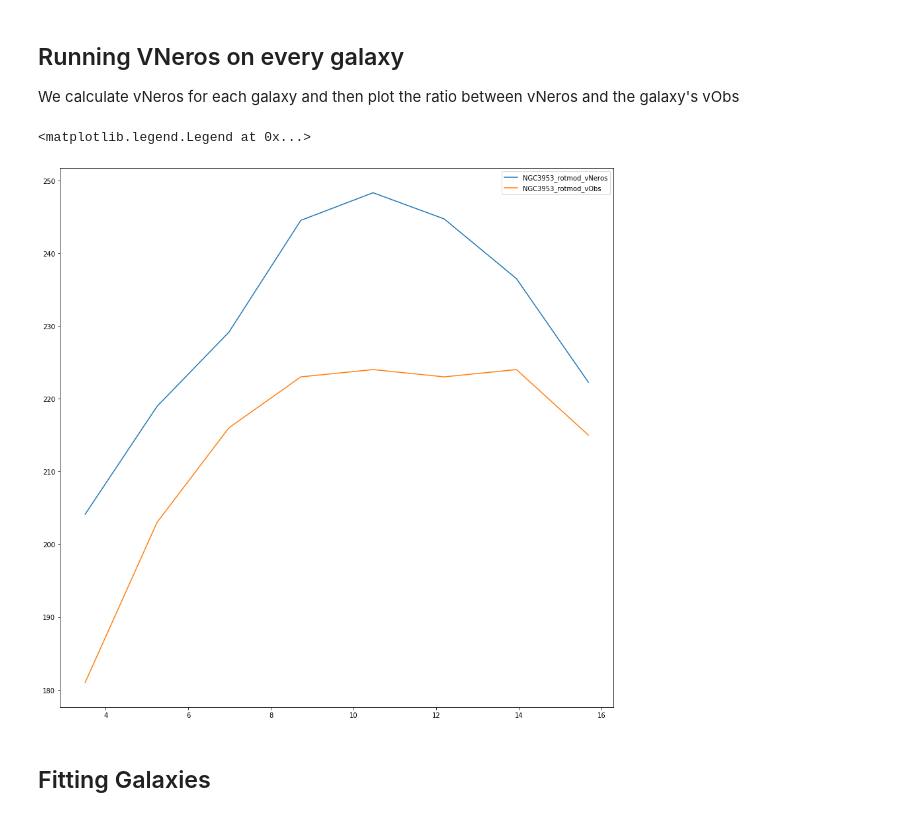
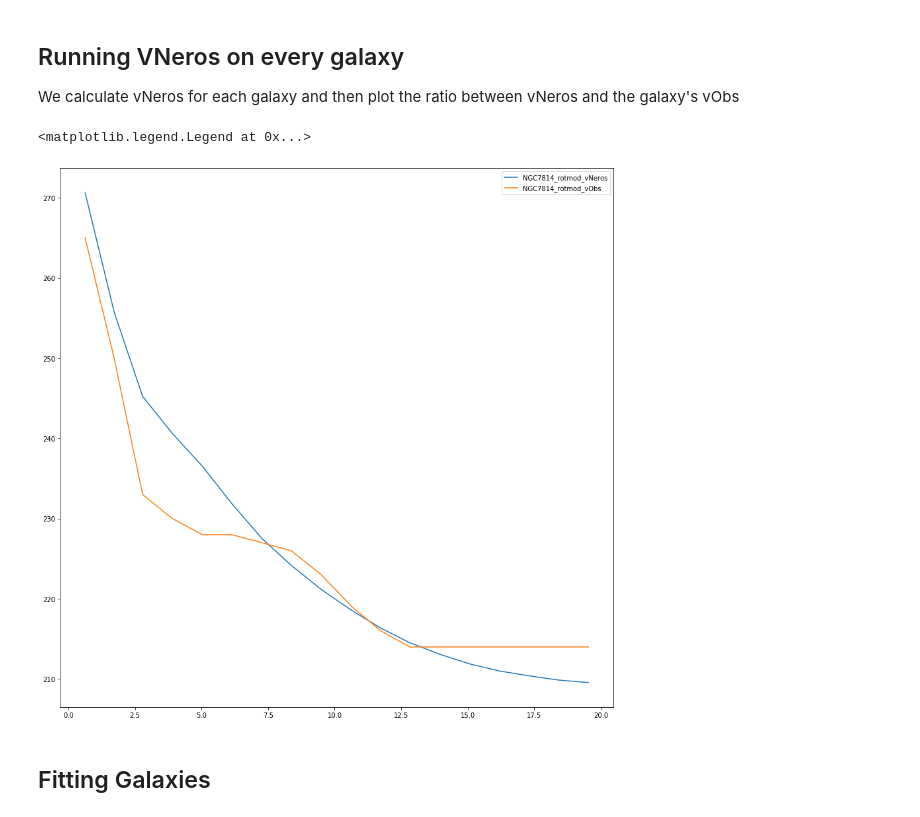
Before and after one commit to Cisneros-Galaxy/RCFM, a Jupyter notebook: Model.ipynb, the cells around one changed output. Saved outputs shown, nothing was run; the diff lists cells and outputs as text; code cells hidden in the pictures.

Commit message:
fixing plotting (vNeros was missing beta free param)

```diff
--- a/Model.ipynb
+++ b/Model.ipynb
@@ -37,37 +48,47 @@ vLcmList = []
 f, ax = plt.subplots(1, figsize=(15,15))
 for galaxyName in sparcGalaxies:
     # change the name in "" to print only that galaxy
-    if (galaxyName != "NGC3953_rotmod"):
+    if (galaxyName != "NGC7814_rotmod"):
         continue
 
     galaxy = np.array(sparcGalaxies[galaxyName])
     galaxy_rad = galaxy[:,0]
     galaxy_vObs = galaxy[:,1]
     galaxy_gas = galaxy[:,3]
     galaxy_disk = galaxy[:,4]
     galaxy_bulge = galaxy[:,5]
     galaxy_vLumSquared = Neros.vLumSquared(galaxy_gas, galaxy_disk, galaxy_bulge)
     galaxy_vLum = np.sqrt(galaxy_vLumSquared)
+
     # Make sure the arrays are matching lengths
     maxMWRad = MW_rad[len(MW_rad)-1]
     for i in range(len(galaxy_rad)):
         if galaxy_rad[i] > maxMWRad:
             galaxy_rad = galaxy_rad[:i]
             galaxy_vLum = galaxy_vLum[:i]
             galaxy_vObs = galaxy_vObs[:i]
             break
+
+    # fitter
+    vals, cov = curve_fit(simple,(galaxy_rad, galaxy_vLum),galaxy_vObs)
+    fittedAlpha, fittedVLumFreeParam = vals
+    # vExpected = simple((galaxy_rad, galaxy_vLum), fittedAlpha, fittedVLumFreeParam)
+
+    # chiSquare = chiSquared(galaxy_vObs, vExpected, galaxy_error)
+
     # Run vLCM
     vLcm = Neros.vLcm(galaxy_rad, MW_vLum_interp_func(galaxy_rad), galaxy_vLum )
     vLcmList.append(vLcm)
-    vNeros = Neros.vNeros(galaxy_vLum, vLcm, 1)
+    vNeros = simple((galaxy_rad, galaxy_vLum), fittedAlpha, fittedVLumFreeParam)
     ratio = vNeros/galaxy_vObs
+
     # plot
     ax.plot(galaxy_rad, vNeros, label="{}_vNeros".format(galaxyName))
     ax.plot(galaxy_rad, galaxy_vObs, label="{}_vObs".format(galaxyName))
 ax.legend(loc="upper right")
 # %% [output]
 <matplotlib.legend.Legend at 0x...>
-[figure, old version]
+[figure, new version]
 # %% [markdown]
 ## Fitting Galaxies
 # %%
```
Also changed, not shown: parts of 2 cells of this notebook, 2 other files.
